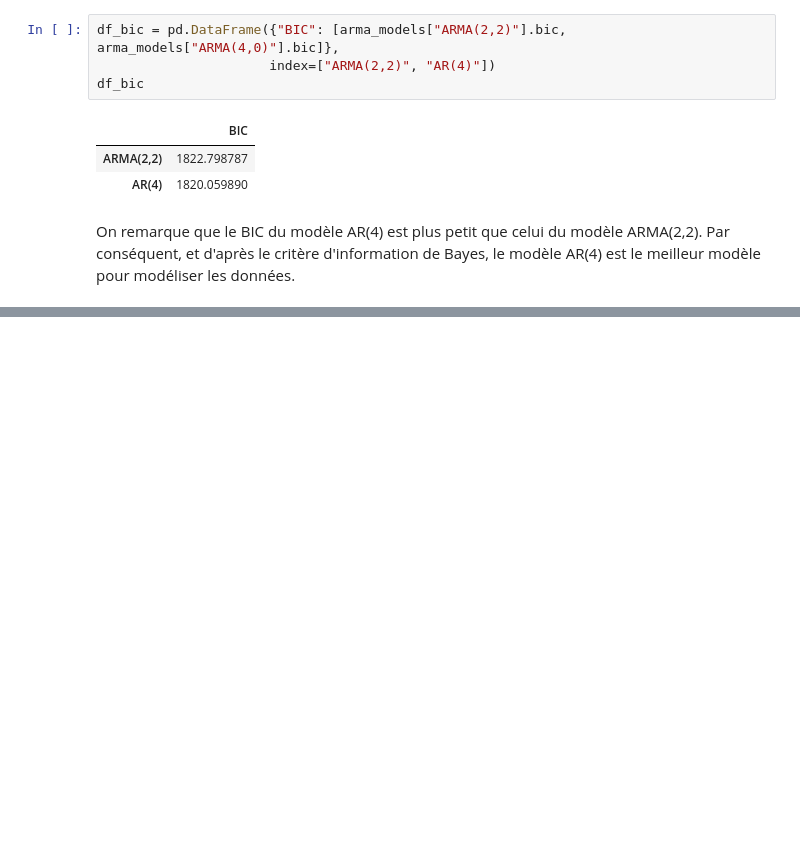
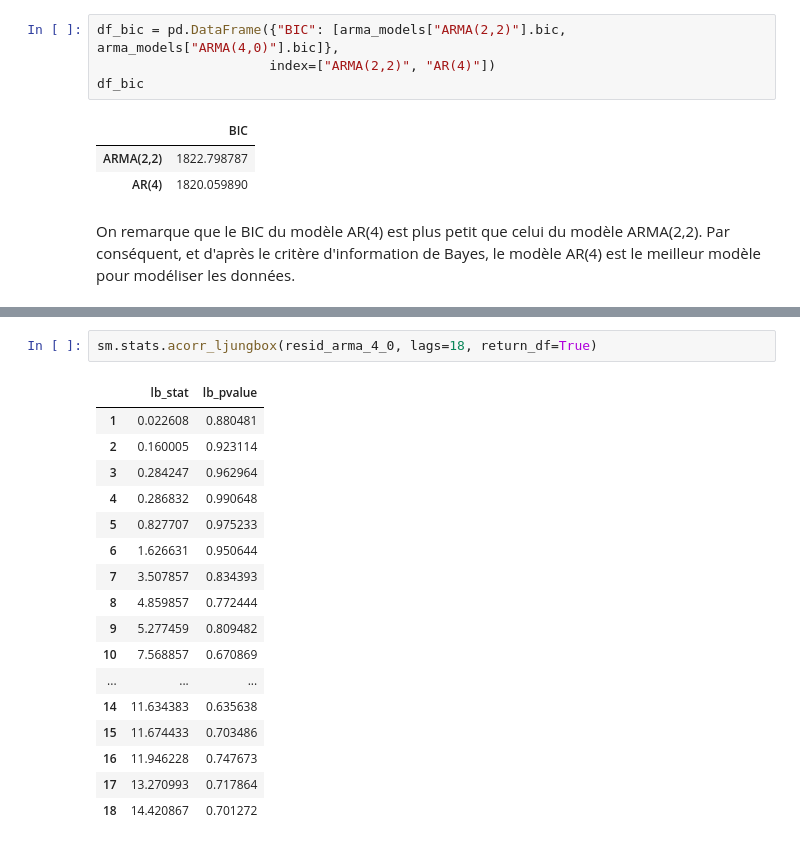
Before and after one commit to Thomas4390/econometrics_tp1, a Jupyter notebook: tp1.ipynb, the cells around one changed output, grey strips where cells are left out. Drawn from its saved outputs; the diff is of its cells as text; blank space fills up the shorter version.

```diff
--- a/tp1.ipynb
+++ b/tp1.ipynb
@@ -347,0 +375,20 @@ On remarque que le BIC du modèle AR(4) est plus petit que celui du modèle ARMA
+# %%
+sm.stats.acorr_ljungbox(resid_arma_4_0, lags=18, return_df=True)
+# %% [output]
+|  | lb_stat | lb_pvalue |
+| 1 | 0.022608 | 0.880481 |
+| 2 | 0.160005 | 0.923114 |
+| 3 | 0.284247 | 0.962964 |
+| 4 | 0.286832 | 0.990648 |
+| 5 | 0.827707 | 0.975233 |
+| 6 | 1.626631 | 0.950644 |
+| 7 | 3.507857 | 0.834393 |
+| 8 | 4.859857 | 0.772444 |
+| 9 | 5.277459 | 0.809482 |
+| 10 | 7.568857 | 0.670869 |
+| ... | ... | ... |
+| 14 | 11.634383 | 0.635638 |
+| 15 | 11.674433 | 0.703486 |
+| 16 | 11.946228 | 0.747673 |
+| 17 | 13.270993 | 0.717864 |
+| 18 | 14.420867 | 0.701272 |
```
Also changed, not shown: parts of 6 cells of this notebook.
